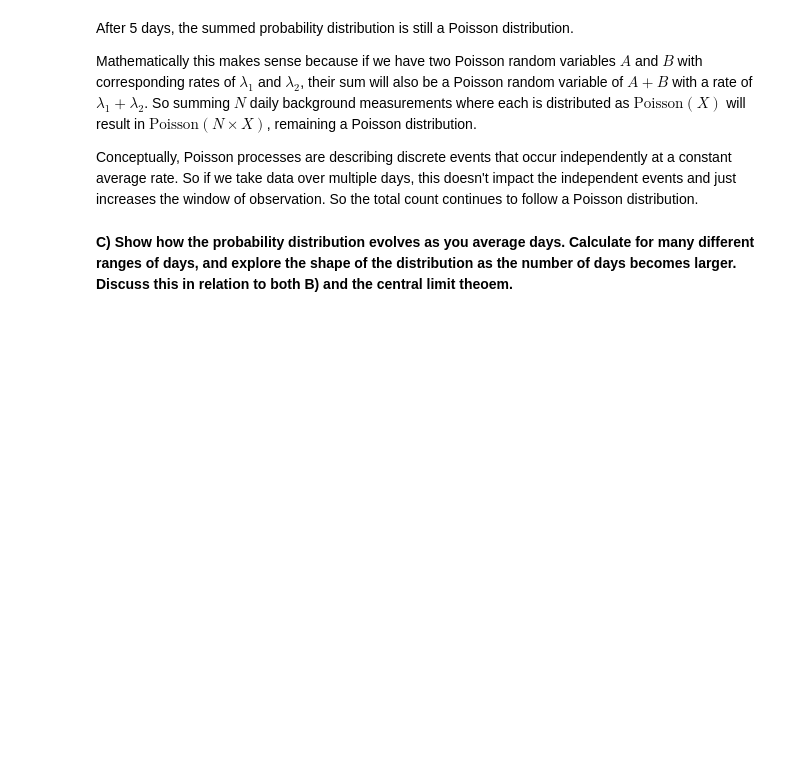
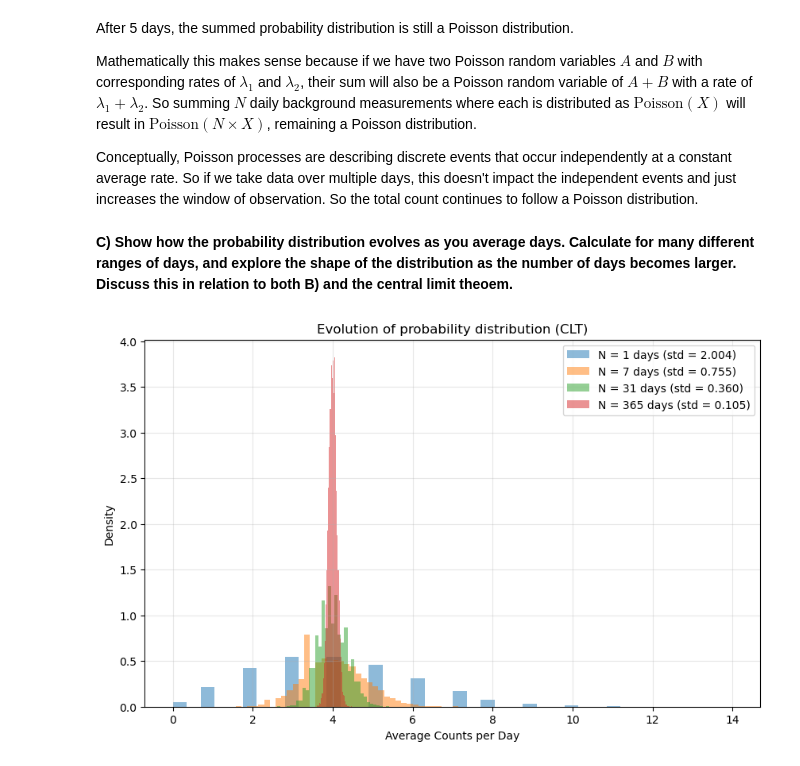
Before and after one commit to JehuGz/Physics_434, a Jupyter notebook: Lab_2/Lab_2.ipynb, the cells around one changed output. Drawn from its saved outputs; the diff is of its cells as text; code cells hidden in the pictures; blank space fills up the shorter version.

```diff
--- a/Lab_2/Lab_2.ipynb
+++ b/Lab_2/Lab_2.ipynb
@@ -82,3 +82,28 @@ Mathematically this makes sense because if we have two Poisson random variables
 Conceptually, Poisson processes are describing discrete events that occur independently at a constant average rate. So if we take data over multiple days, this doesn't impact the independent events and just increases the window of observation. So the total count continues to follow a Poisson distribution.
 # %% [markdown]
 **C) Show how the probability distribution evolves as you average days. Calculate for many different ranges of days, and explore the shape of the distribution as the number of days becomes larger. Discuss this in relation to both B) and the central limit theoem.**
+# %%
+N_values = [1, 7, 31, 365] # Defining my list of days, going from 1 day up to a full year.
+num_samples = 10000 # 10k trails repeating
+
+plt.figure(figsize=(10, 6))
+
+for N in N_values:
+    # Random data following Poisson distribution is generated, with X being average rate of occurances.
+    simulated_days = np.random.poisson(X, size=(num_samples, N))
+    # Calculating average outcome of N days.
+    averages = np.mean(simulated_days, axis=1)
+    # plotting histogram, data into 40 bins, normalizing hist to area of 1, bars semi transparant
+    # Plotting histogram, with data put in 40 bins, normalizing histogram to area of 1 and having bars appear transparant to view
+    # even with overlapping present.
+    plt.hist(averages, bins=40, density=True, alpha=0.5, label=f'N = {N} days (std = {np.std(averages):.3f})')
+
+# Plotting details
+plt.title("Evolution of probability distribution (CLT)")
+plt.xlabel("Average Counts per Day")
+plt.ylabel("Density")
+plt.legend()
+plt.grid(True, alpha=0.3)
+plt.show()
+# %% [output]
+[figure, added]
```
Also changed, not shown: parts of 1 cell of this notebook.
